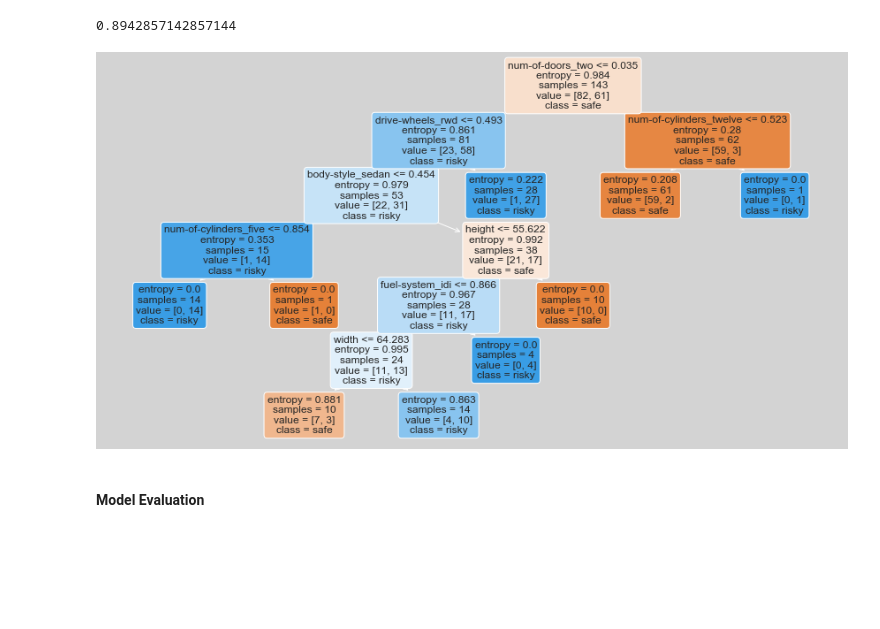
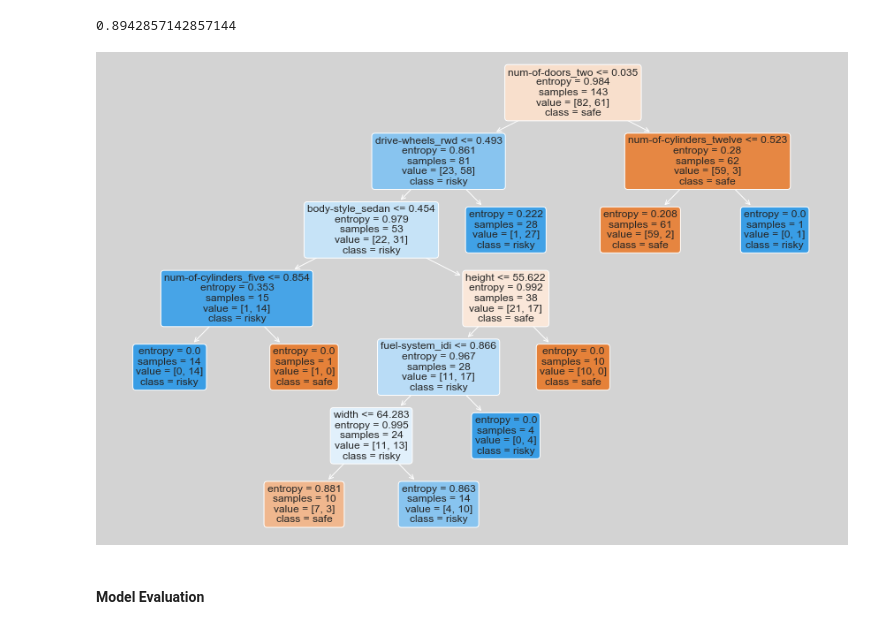
Before and after one commit to christinalchang/ucdavis-sta160, a Jupyter notebook: automobile.ipynb, the cells around one changed output. Drawn from its saved outputs; the diff is of its cells as text; code cells hidden in the pictures; blank space fills up the shorter version.

```diff
--- a/automobile.ipynb
+++ b/automobile.ipynb
@@ -583,13 +583,13 @@ grid_search.best_score_
 # %%
 # Plot the best model
 final_model = grid_search.best_estimator_
 
-plt.figure(figsize=(15,8), facecolor='lightgray')
+plt.figure(figsize=(15,10), facecolor='lightgray')
 tree.plot_tree(final_model,filled=True,
                feature_names = X.columns,class_names=['safe','risky'],
                rounded = True,fontsize=12);
 # %% [output]
-[figure, old version]
+[figure, new version]
 # %% [markdown]
 #### Model Evaluation
 # %% [markdown]
```
Also changed, not shown: parts of 28 cells of this notebook.
